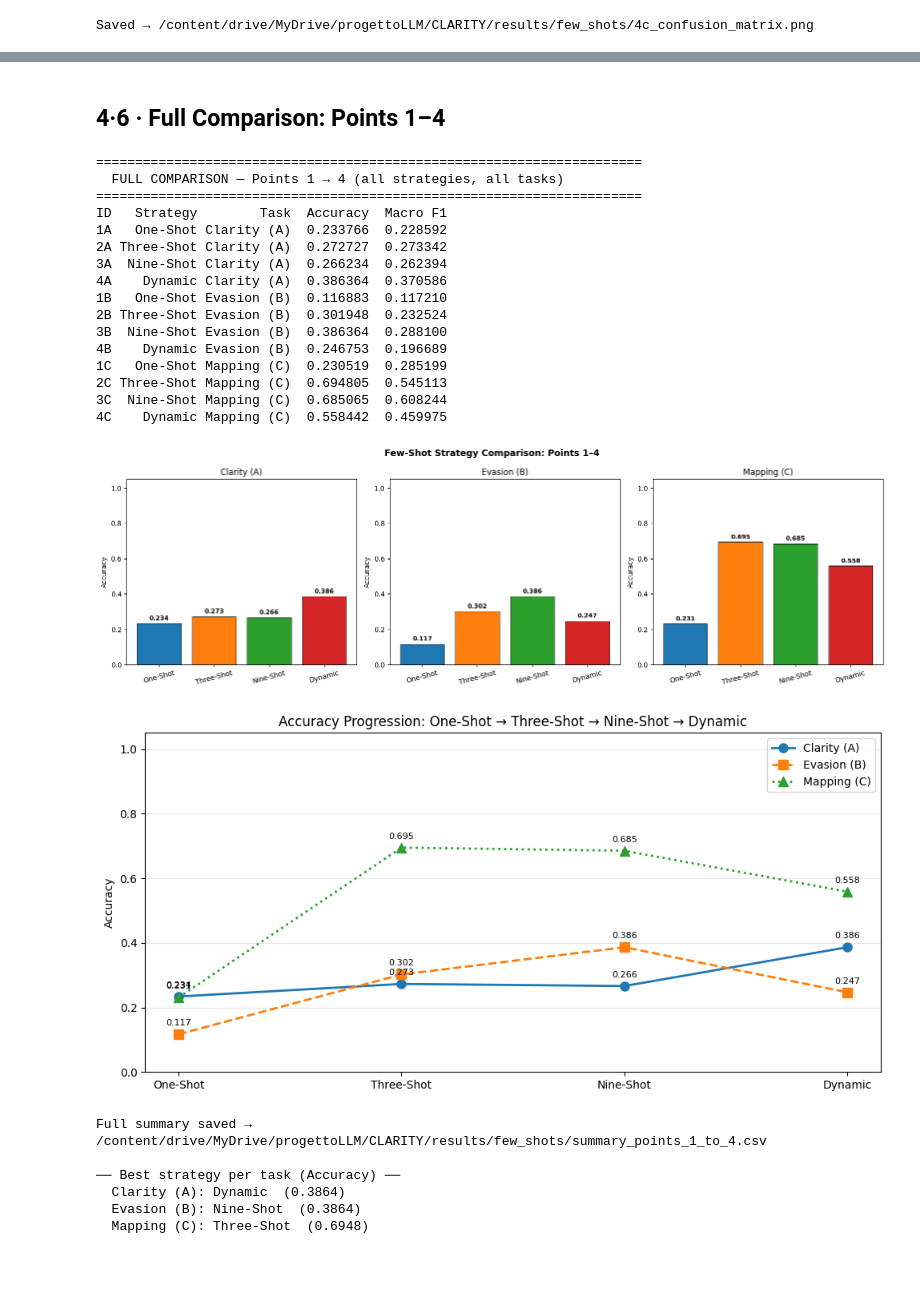
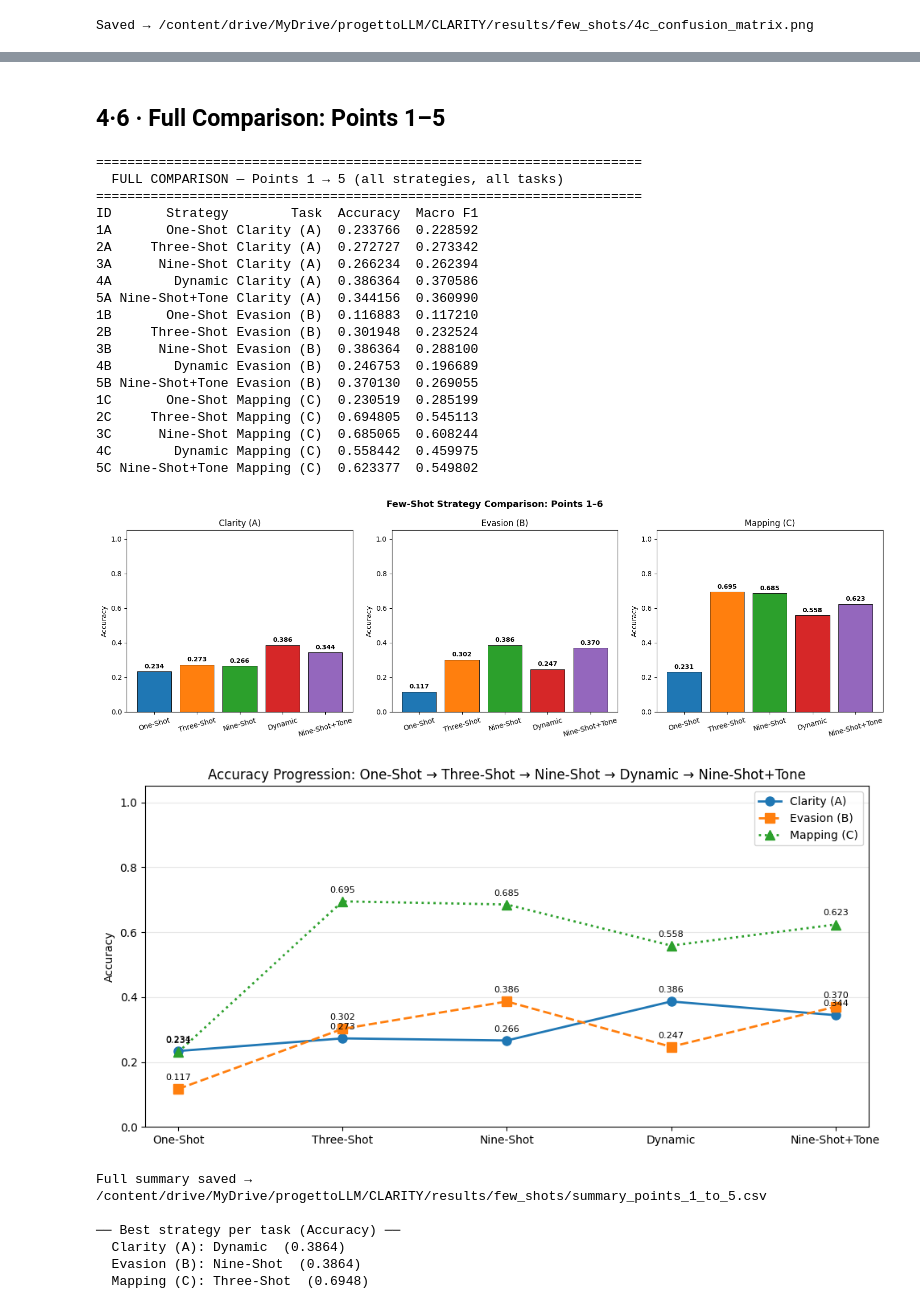
Before and after one commit to itsPinguiz/CLARITY, a Jupyter notebook: notebooks/04_few_shots_llm.ipynb, the cells around one changed output, grey strips where cells are left out. Cells and saved outputs as stored; diff of their text form; code cells hidden in the pictures; blank space fills up the shorter version.

Commit message:
Update few shots with tone analysis and upload results

```diff
--- a/notebooks/04_few_shots_llm.ipynb
+++ b/notebooks/04_few_shots_llm.ipynb
@@ -2264,0 +2389,20 @@ Saved → /content/drive/MyDrive/progettoLLM/CLARITY/results/few_shots/4c_confus
+# %%
+# Run inference with checkpoint
+csv_path_5b = SAVE_DIR / '5b_nineshot_tone_evasion_predictions.csv'
+df_5b_results = run_inference_few_shot_with_checkpoint(
+    df_test_task_b_tone,
+    nine_shot_evasion_prompt_tone,
+    'evasion_label',
+    EVASION_LABELS,
+    'Point 5B: Nine-Shot + Tone Evasion',
+    str(csv_path_5b)
+)
+
+metrics_5b = compute_metrics(
+    df_5b_results['true_label'].tolist(),
+    df_5b_results['pred_label'].tolist(),
+    EVASION_LABELS
+)
+
+print(f'\n5B Results — Nine-Shot + Tone Evasion Classification')
+print(f'Accuracy: {metrics_5b["accuracy"]:.4f}')
@@ -2265,5 +2452,5 @@ Saved → /content/drive/MyDrive/progettoLLM/CLARITY/results/few_shots/4c_confus
 # %% [markdown]
-## 4·6 · Full Comparison: Points 1–4
+## 4·6 · Full Comparison: Points 1–5
 # %%
 import json
 from pathlib import Path
@@ -2283,14 +2470,17 @@ rows_summary = [
     ('2A', 'Three-Shot', 'Clarity (A)', metrics_2a),
     ('3A', 'Nine-Shot',  'Clarity (A)', metrics_3a),
     ('4A', 'Dynamic',    'Clarity (A)', metrics_4a),
+    ('5A', 'Nine-Shot+Tone', 'Clarity (A)', metrics_5a),
     ('1B', 'One-Shot',   'Evasion (B)', metrics_1b),
     ('2B', 'Three-Shot', 'Evasion (B)', metrics_2b),
     ('3B', 'Nine-Shot',  'Evasion (B)', metrics_3b),
     ('4B', 'Dynamic',    'Evasion (B)', metrics_4b),
+    ('5B', 'Nine-Shot+Tone', 'Evasion (B)', metrics_5b),
     ('1C', 'One-Shot',   'Mapping (C)', metrics_1c),
     ('2C', 'Three-Shot', 'Mapping (C)', metrics_2c),
     ('3C', 'Nine-Shot',  'Mapping (C)', metrics_3c),
     ('4C', 'Dynamic',    'Mapping (C)', metrics_4c),
+    ('5C', 'Nine-Shot+Tone', 'Mapping (C)', metrics_5c),
 ]
 
 df_summary_full = pd.DataFrame([
@@ -2301,18 +2491,18 @@ df_summary_full = pd.DataFrame([
 ])
 
 print('\n' + '='*70)
-print('  FULL COMPARISON — Points 1 → 4 (all strategies, all tasks)')
+print('  FULL COMPARISON — Points 1 → 5 (all strategies, all tasks)')
 print('='*70)
 print(df_summary_full.to_string(index=False))
 
 
 # ── Bar chart: accuracy by task and strategy ───────────────────────────────
-strategies  = ['One-Shot', 'Three-Shot', 'Nine-Shot', 'Dynamic']
+strategies  = ['One-Shot', 'Three-Shot', 'Nine-Shot', 'Dynamic', 'Nine-Shot+Tone']
 task_labels = ['Clarity (A)', 'Evasion (B)', 'Mapping (C)']
-colors      = ['#1f77b4', '#ff7f0e', '#2ca02c', '#d62728']
+colors      = ['#1f77b4', '#ff7f0e', '#2ca02c', '#d62728', '#9467bd']
 
 fig, axes = plt.subplots(1, 3, figsize=(16, 5), sharey=False)
-fig.suptitle('Few-Shot Strategy Comparison: Points 1–4', fontsize=13, fontweight='bold')
+fig.suptitle('Few-Shot Strategy Comparison: Points 1–6', fontsize=13, fontweight='bold')
 
 for ax, task in zip(axes, task_labels):
     task_df = df_summary_full[df_summary_full['Task'] == task]
@@ -2347,53 +2537,56 @@ for task, marker, ls in [
                 if len(task_df[task_df['Strategy'] == s]) > 0 else np.nan
                 for s in strategies]
     ax.plot(x, acc_vals, marker=marker, linestyle=ls, linewidth=2, label=task, markersize=8)
     for xi, v in zip(x, acc_vals):
         if not np.isnan(v):
             ax.annotate(f'{v:.3f}', (xi, v), textcoords='offset points',
                         xytext=(0, 8), ha='center', fontsize=8)
 
 ax.set_xticks(x)
 ax.set_xticklabels(strategies)
 ax.set_ylabel('Accuracy')
 ax.set_ylim(0, 1.05)
-ax.set_title('Accuracy Progression: One-Shot → Three-Shot → Nine-Shot → Dynamic')
+ax.set_title('Accuracy Progression: One-Shot → Three-Shot → Nine-Shot → Dynamic → Nine-Shot+Tone')
 ax.legend()
 ax.grid(axis='y', alpha=0.3)
 
 plt.tight_layout()
 plt.savefig(SAVE_DIR / '4_progression_line_plot.png', dpi=150, bbox_inches='tight')
 plt.show()
 
 
 # ── Save full summary ──────────────────────────────────────────────────────
-df_summary_full.to_csv(SAVE_DIR / 'summary_points_1_to_4.csv', index=False)
-print(f'\nFull summary saved → {SAVE_DIR / "summary_points_1_to_4.csv"}')
+df_summary_full.to_csv(SAVE_DIR / 'summary_points_1_to_5.csv', index=False)
+print(f'\nFull summary saved → {SAVE_DIR / "summary_points_1_to_5.csv"}')
 
 print('\n── Best strategy per task (Accuracy) ──')
 for task in task_labels:
     task_df  = df_summary_full[df_summary_full['Task'] == task]
     best_row = task_df.loc[task_df['Accuracy'].idxmax()]
     print(f'  {task}: {best_row["Strategy"]}  ({best_row["Accuracy"]:.4f})')
 # %% [output]
 ======================================================================
-  FULL COMPARISON — Points 1 → 4 (all strategies, all tasks)
+  FULL COMPARISON — Points 1 → 5 (all strategies, all tasks)
 ======================================================================
-ID   Strategy        Task  Accuracy  Macro F1
-1A   One-Shot Clarity (A)  0.233766  0.228592
-2A Three-Shot Clarity (A)  0.272727  0.273342
-3A  Nine-Shot Clarity (A)  0.266234  0.262394
-4A    Dynamic Clarity (A)  0.386364  0.370586
-1B   One-Shot Evasion (B)  0.116883  0.117210
-2B Three-Shot Evasion (B)  0.301948  0.232524
-3B  Nine-Shot Evasion (B)  0.386364  0.288100
-4B    Dynamic Evasion (B)  0.246753  0.196689
-1C   One-Shot Mapping (C)  0.230519  0.285199
-2C Three-Shot Mapping (C)  0.694805  0.545113
-3C  Nine-Shot Mapping (C)  0.685065  0.608244
-4C    Dynamic Mapping (C)  0.558442  0.459975
+ID       Strategy        Task  Accuracy  Macro F1
+1A       One-Shot Clarity (A)  0.233766  0.228592
+2A     Three-Shot Clarity (A)  0.272727  0.273342
+3A      Nine-Shot Clarity (A)  0.266234  0.262394
+4A        Dynamic Clarity (A)  0.386364  0.370586
+5A Nine-Shot+Tone Clarity (A)  0.344156  0.360990
+1B       One-Shot Evasion (B)  0.116883  0.117210
+2B     Three-Shot Evasion (B)  0.301948  0.232524
+3B      Nine-Shot Evasion (B)  0.386364  0.288100
+4B        Dynamic Evasion (B)  0.246753  0.196689
+5B Nine-Shot+Tone Evasion (B)  0.370130  0.269055
+1C       One-Shot Mapping (C)  0.230519  0.285199
+2C     Three-Shot Mapping (C)  0.694805  0.545113
+3C      Nine-Shot Mapping (C)  0.685065  0.608244
+4C        Dynamic Mapping (C)  0.558442  0.459975
+5C Nine-Shot+Tone Mapping (C)  0.623377  0.549802
-[figure, old version]
+[figure, new version]
-[figure, old version]
+[figure, new version]
-Full summary saved → /content/drive/MyDrive/progettoLLM/CLARITY/results/few_shots/summary_points_1_to_4.csv
+Full summary saved → /content/drive/MyDrive/progettoLLM/CLARITY/results/few_shots/summary_points_1_to_5.csv
 
 ── Best strategy per task (Accuracy) ──
   Clarity (A): Dynamic  (0.3864)
```
Also changed, not shown: parts of 18 cells of this notebook, 7 other files.
